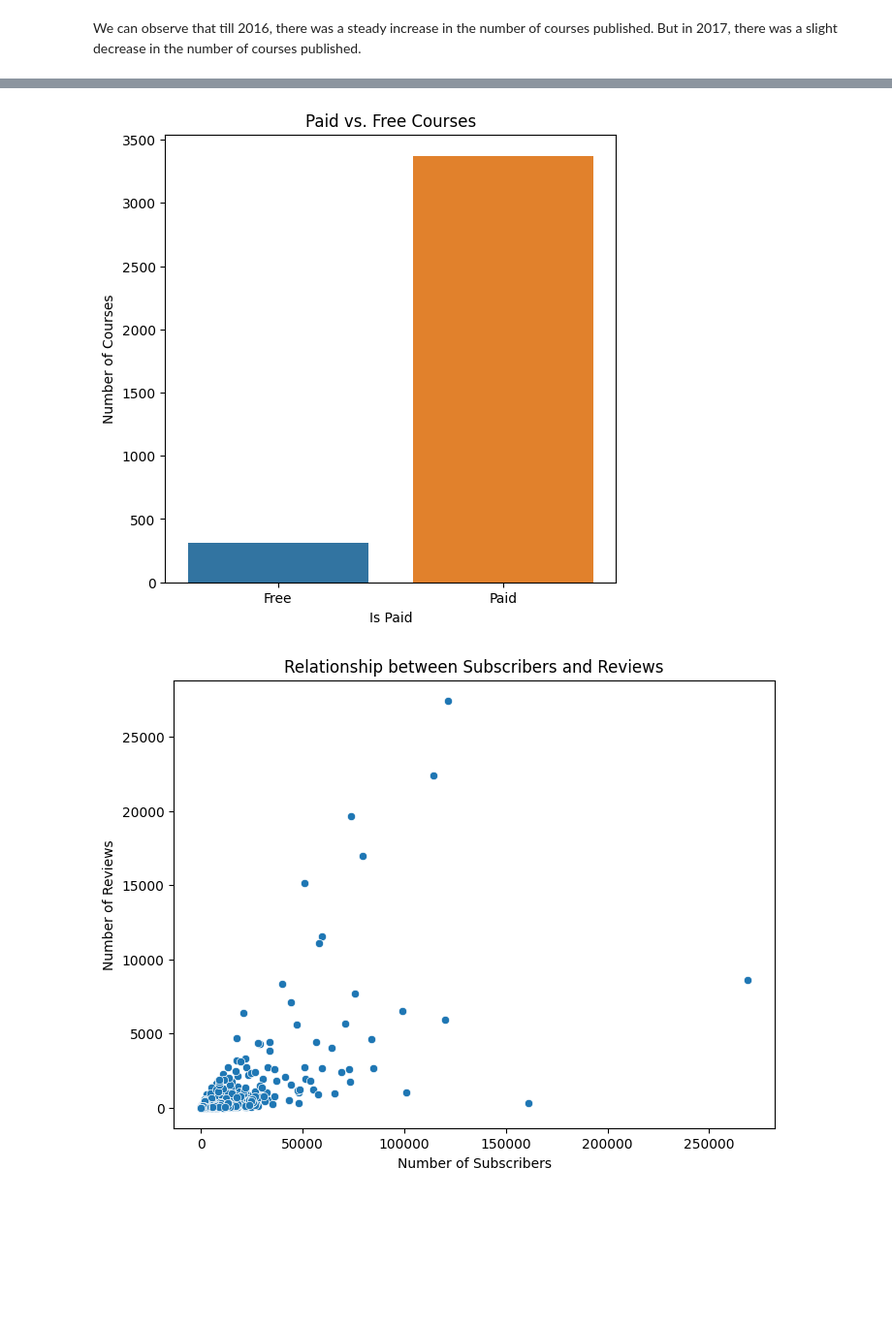
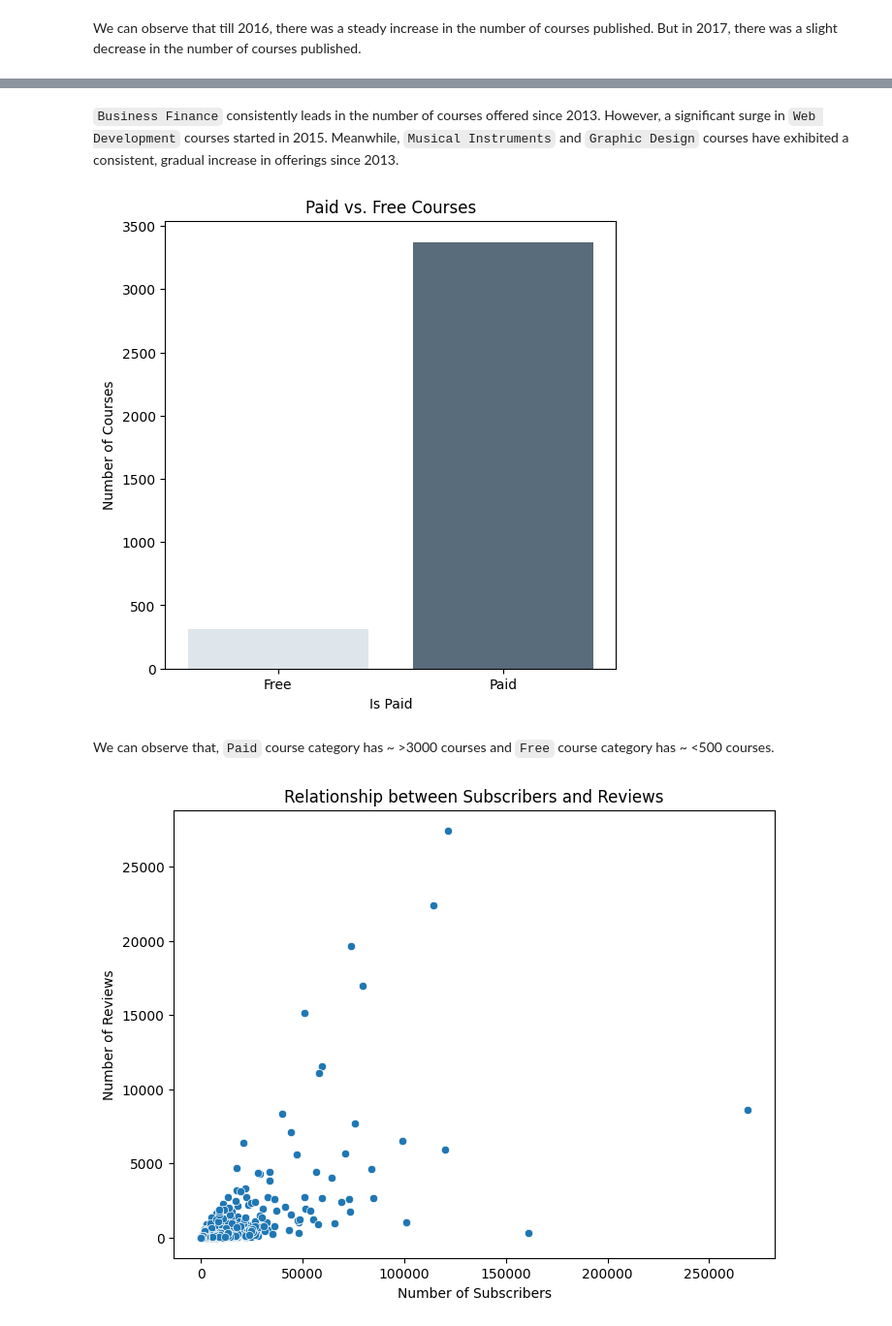
Before and after one commit to Chirag529/Udemy_Courses_Analysis, a Jupyter notebook: main.ipynb, the cells around one changed output, grey strips where cells are left out. Shown: that part at 97% size. Saved outputs shown, nothing was run; the diff lists cells and outputs as text; code cells hidden in the pictures; blank space fills up the shorter version.

```diff
--- a/main.ipynb
+++ b/main.ipynb
@@ -529,8 +529,10 @@ We can observe that, `Business Finance` and `Web Development` has ~1200 courses,
 conversion_rate = 84.69
 
 # Convert "Free" prices to 0, then calculate the prices in INR
-df["price_inr"] = df["price"].replace("Free", 0).str.replace(
-    "$", "").astype(float) * conversion_rate
+df["price_inr"] = (
+    df["price"].replace("Free", 0).str.replace(
+        "$", "").astype(float) * conversion_rate
+)
 
 # Visualization of course price distribution in Indian Rupees
 plt.figure(figsize=(8, 6))
@@ -563,16 +576,21 @@ We can observe that till 2016, there was a steady increase in the number of cour
+# %% [markdown]
+`Business Finance` consistently leads in the number of courses offered since 2013. However, a significant surge in `Web Development` courses started in 2015. Meanwhile, `Musical Instruments` and `Graphic Design` courses have exhibited a consistent, gradual increase in offerings since 2013.
 # %%
-# Analysis 5: Paid vs. Free Courses
-paid_counts = df["is_paid"].value_counts()
+# Let's create a palette of colors
+custom_palette = ["#DDE6ED", "#526D82"]
+
+# Paid vs. Free Courses
 plt.figure(figsize=(6, 6))
-sns.barplot(x=paid_counts.index, y=paid_counts.values)
+sns.countplot(x="is_paid", data=df, palette=custom_palette)
 plt.title("Paid vs. Free Courses")
 plt.xlabel("Is Paid")
 plt.ylabel("Number of Courses")
 plt.xticks(ticks=[0, 1], labels=["Free", "Paid"])
 plt.show()
-# Explanation: This analysis compares the number of paid and free courses, providing insights into the course pricing strategy.
 # %% [output]
-[figure, old version]
+[figure, new version]
+# %% [markdown]
+We can observe that, `Paid` course category has ~ >3000 courses and `Free` course category has ~ <500 courses.
 # %%
 # Analysis 6: Reviews vs. Subscribers
 plt.figure(figsize=(8, 6))
```
Also changed, not shown: parts of 5 cells of this notebook.
